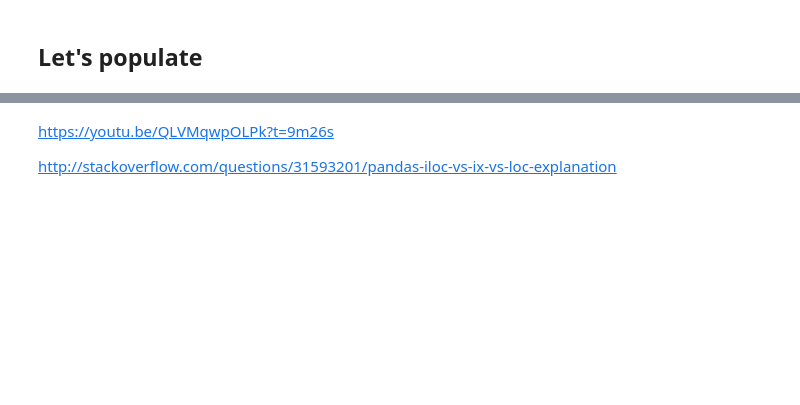
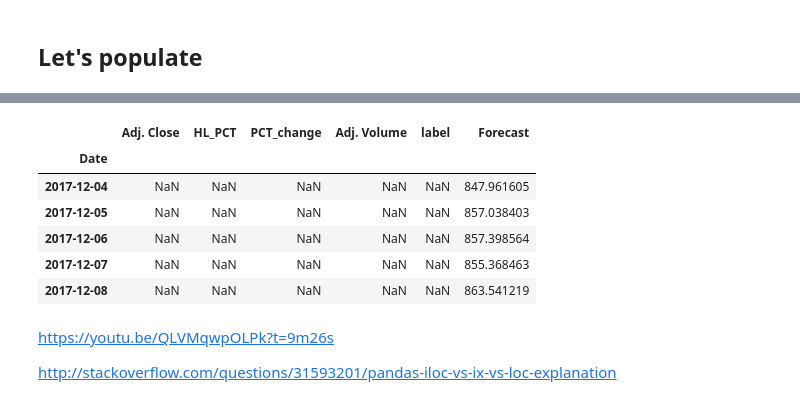
Before and after one commit to jacopovpsi/myMachineLearningTutorial, a Jupyter notebook: MachineLearningTutorial.ipynb, the cells around one changed output, grey strips where cells are left out. Saved outputs shown, nothing was run; the diff lists cells and outputs as text; code cells hidden in the pictures; blank space fills up the shorter version.

```diff
--- a/MachineLearningTutorial.ipynb
+++ b/MachineLearningTutorial.ipynb
@@ -197,3 +205,13 @@ for i in forecast_set:
+# %%
+df.tail()
+# %% [output]
+|  | Adj. Close | HL_PCT | PCT_change | Adj. Volume | label | Forecast |
+| Date |  |  |  |  |  |  |
+| 2017-12-04 | NaN | NaN | NaN | NaN | NaN | 847.961605 |
+| 2017-12-05 | NaN | NaN | NaN | NaN | NaN | 857.038403 |
+| 2017-12-06 | NaN | NaN | NaN | NaN | NaN | 857.398564 |
+| 2017-12-07 | NaN | NaN | NaN | NaN | NaN | 855.368463 |
+| 2017-12-08 | NaN | NaN | NaN | NaN | NaN | 863.541219 |
 # %% [markdown]
 https://youtu.be/QLVMqwpOLPk?t=9m26s
 
```
Also changed, not shown: parts of 17 cells of this notebook, 1 other file.
